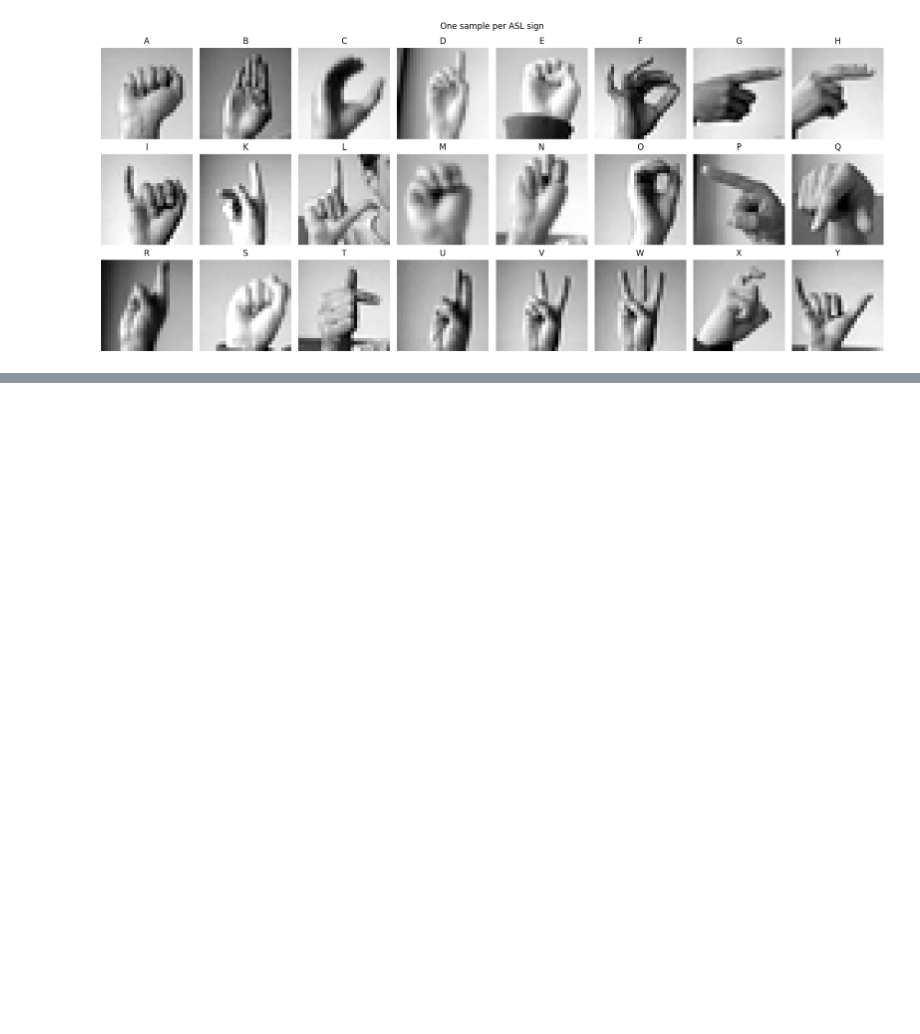
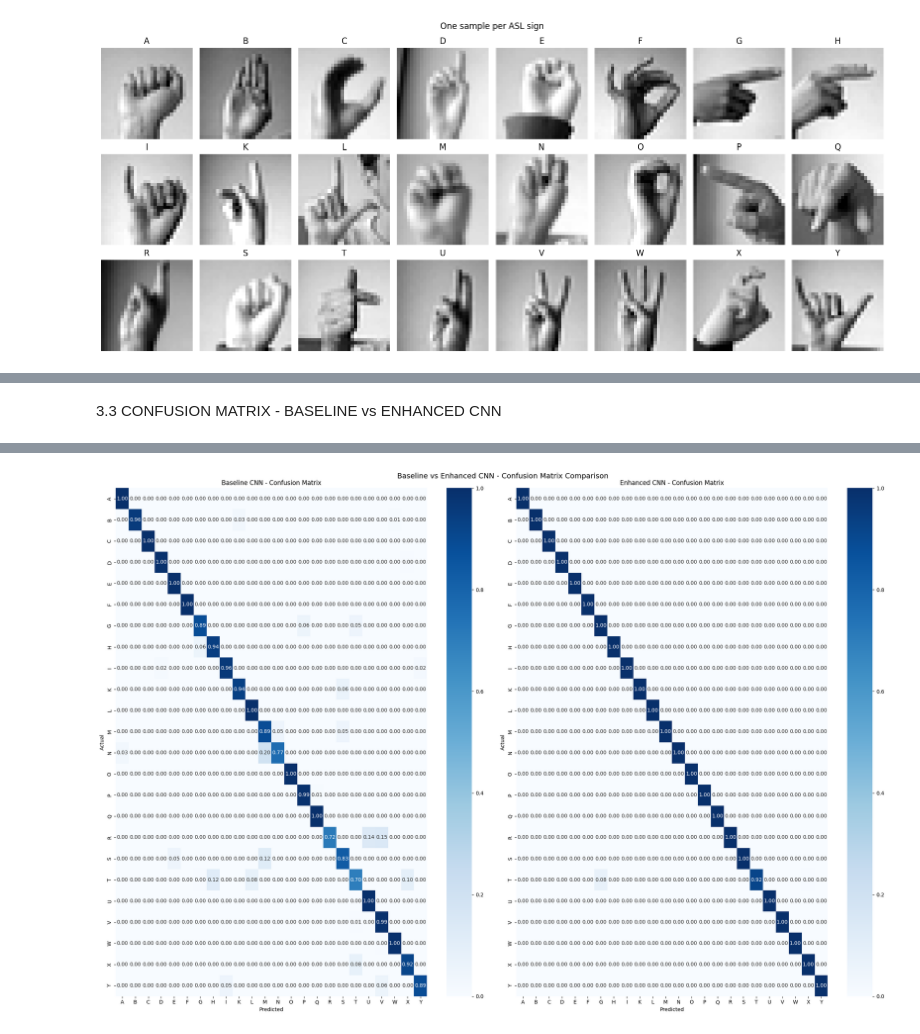
Before and after one commit to v-saketh-p/CSCU9M6, a Jupyter notebook: CSCU9M6_assignment.ipynb, the cells around one changed output, grey strips where cells are left out. Saved outputs shown, nothing was run; the diff lists cells and outputs as text; code cells hidden in the pictures; blank space fills up the shorter version.

```diff
--- a/CSCU9M6_assignment.ipynb
+++ b/CSCU9M6_assignment.ipynb
@@ -371,0 +341,27 @@ plt.show()
+# %% [markdown]
+3.3 CONFUSION MATRIX - BASELINE vs ENHANCED CNN
+# %%
+fig, (ax1, ax2) = plt.subplots(1, 2, figsize = (22, 15))
+
+y_pred_baseline = model_baseline.predict(x_test)
+y_pred_baseline_classes = np.argmax(y_pred_baseline, axis = 1)
+cm_baseline = confusion_matrix(y_test_classes, y_pred_baseline_classes)
+cm_baseline_normalized = cm_baseline.astype('float') / cm_baseline.sum(axis = 1)[:, np.newaxis]
+sns.heatmap(cm_baseline_normalized, annot = True, fmt = '.2f', cmap = 'Blues',
+            xticklabels = class_names, yticklabels = class_names, ax = ax1)
+ax1.set_title('Baseline CNN - Confusion Matrix')
+ax1.set_xlabel('Predicted')
+ax1.set_ylabel('Actual')
+
+cm_enhanced = confusion_matrix(y_test_classes, y_pred_classes)
+cm_enhanced_normalized = cm_enhanced.astype('float') / cm_enhanced.sum(axis = 1)[:, np.newaxis]
+sns.heatmap(cm_enhanced_normalized, annot = True, fmt = '.2f', cmap = 'Blues',
+            xticklabels = class_names, yticklabels = class_names, ax = ax2)
+ax2.set_title('Enhanced CNN - Confusion Matrix')
+ax2.set_xlabel('Predicted')
+ax2.set_ylabel('Actual')
+
+plt.suptitle("Baseline vs Enhanced CNN - Confusion Matrix Comparison", fontsize = 14)
+plt.tight_layout()
+plt.show()
+# %% [output]
@@ -371,0 +369 @@ plt.show()
+[figure, added]
```
Also changed, not shown: parts of 26 cells of this notebook.
